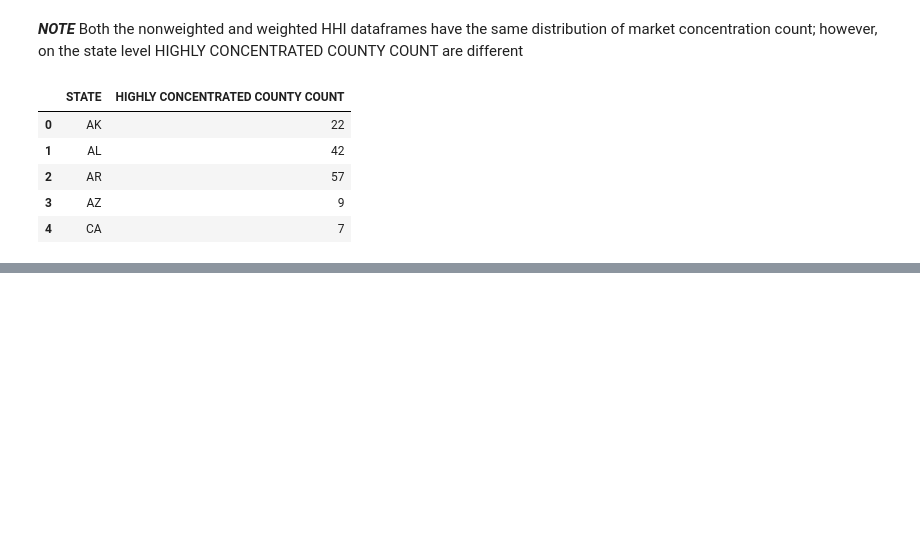
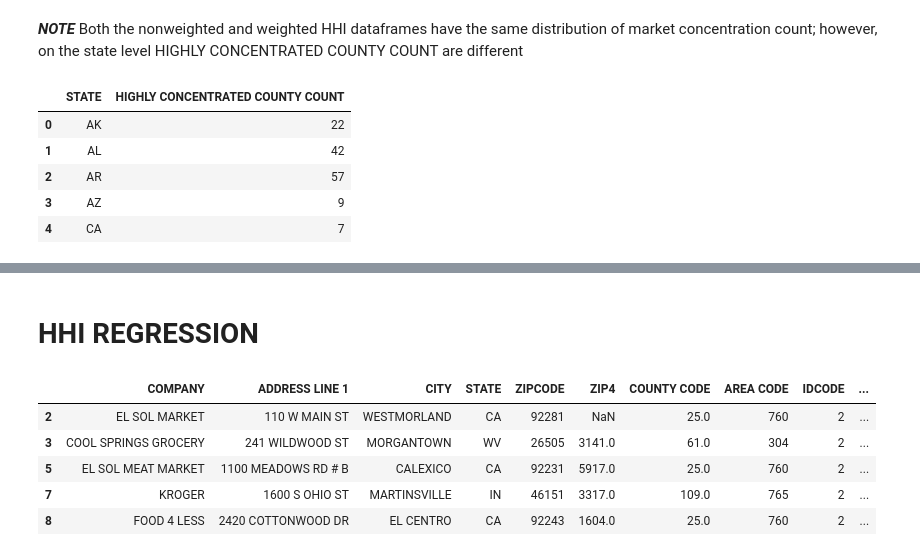
Before and after one commit to Kenthia11/rafi-grocery, a Jupyter notebook: notebooks/SEBASTIAN-CLEANED-EDA.ipynb, the cells around one changed output, grey strips where cells are left out. Cells and saved outputs as stored; diff of their text form; code cells hidden in the pictures; blank space fills up the shorter version.

Commit message:
regression

```diff
--- a/notebooks/SEBASTIAN-CLEANED-EDA.ipynb
+++ b/notebooks/SEBASTIAN-CLEANED-EDA.ipynb
@@ -717,0 +670,11 @@ supermarkets_2022_il["COUNTY CODE"].nunique()
+# %% [markdown]
+# HHI REGRESSION
+# %%
+supermarkets_2022.head()
+# %% [output]
+|  | COMPANY | ADDRESS LINE 1 | CITY | STATE | ZIPCODE | ZIP4 | COUNTY CODE | AREA CODE | IDCODE | ... |
+| 2 | EL SOL MARKET | 110 W MAIN ST | WESTMORLAND | CA | 92281 | NaN | 25.0 | 760 | 2 | ... |
+| 3 | COOL SPRINGS GROCERY | 241 WILDWOOD ST | MORGANTOWN | WV | 26505 | 3141.0 | 61.0 | 304 | 2 | ... |
+| 5 | EL SOL MEAT MARKET | 1100 MEADOWS RD # B | CALEXICO | CA | 92231 | 5917.0 | 25.0 | 760 | 2 | ... |
+| 7 | KROGER | 1600 S OHIO ST | MARTINSVILLE | IN | 46151 | 3317.0 | 109.0 | 765 | 2 | ... |
+| 8 | FOOD 4 LESS | 2420 COTTONWOOD DR | EL CENTRO | CA | 92243 | 1604.0 | 25.0 | 760 | 2 | ... |
```
Also changed, not shown: parts of 23 cells of this notebook.
